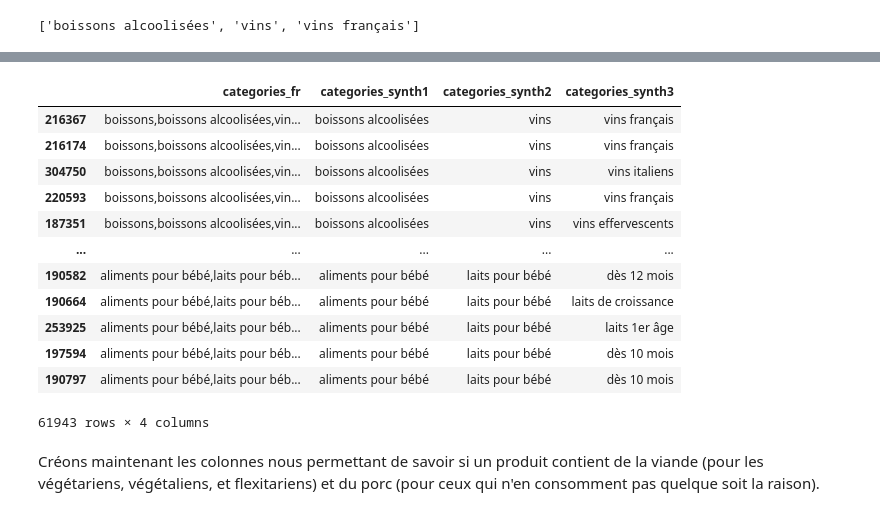
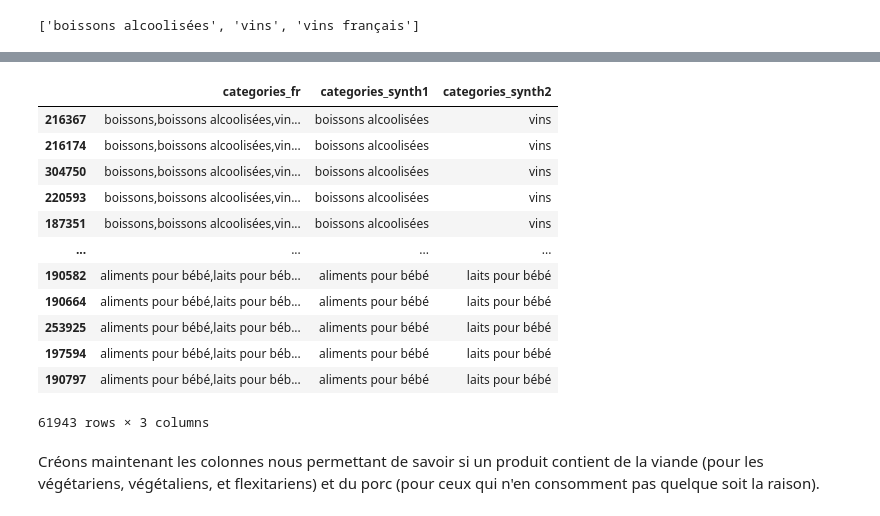
Before and after one commit to jkomb/P2---Application-Sante--Publique, a Jupyter notebook: KOMBEM_Jonathan_1_notebook_nettoyage_082022.ipynb, the cells around one changed output, grey strips where cells are left out. Cells and saved outputs as stored; diff of their text form; code cells hidden in the pictures.

```diff
--- a/KOMBEM_Jonathan_1_notebook_nettoyage_082022.ipynb
+++ b/KOMBEM_Jonathan_1_notebook_nettoyage_082022.ipynb
@@ -787,21 +791,21 @@ def set_cols_categ_synth(n_synth_max):
 # %%
 set_cols_categ_synth(3)
 # %%
-df[df['categories_fr'].notna()].iloc[:, df.columns.get_loc('categories_fr'):df.columns.get_loc('categories_fr')+4]
+df[df['categories_fr'].notna()].iloc[:, df.columns.get_loc('categories_fr'):df.columns.get_loc('categories_synth3')]
 # %% [output]
-|  | categories_fr | categories_synth1 | categories_synth2 | categories_synth3 |
-| 216367 | boissons,boissons alcoolisées,vin... | boissons alcoolisées | vins | vins français |
-| 216174 | boissons,boissons alcoolisées,vin... | boissons alcoolisées | vins | vins français |
-| 304750 | boissons,boissons alcoolisées,vin... | boissons alcoolisées | vins | vins italiens |
-| 220593 | boissons,boissons alcoolisées,vin... | boissons alcoolisées | vins | vins français |
-| 187351 | boissons,boissons alcoolisées,vin... | boissons alcoolisées | vins | vins effervescents |
-| ... | ... | ... | ... | ... |
-| 190582 | aliments pour bébé,laits pour béb... | aliments pour bébé | laits pour bébé | dès 12 mois |
-| 190664 | aliments pour bébé,laits pour béb... | aliments pour bébé | laits pour bébé | laits de croissance |
-| 253925 | aliments pour bébé,laits pour béb... | aliments pour bébé | laits pour bébé | laits 1er âge |
-| 197594 | aliments pour bébé,laits pour béb... | aliments pour bébé | laits pour bébé | dès 10 mois |
-| 190797 | aliments pour bébé,laits pour béb... | aliments pour bébé | laits pour bébé | dès 10 mois |
+|  | categories_fr | categories_synth1 | categories_synth2 |
+| 216367 | boissons,boissons alcoolisées,vin... | boissons alcoolisées | vins |
+| 216174 | boissons,boissons alcoolisées,vin... | boissons alcoolisées | vins |
+| 304750 | boissons,boissons alcoolisées,vin... | boissons alcoolisées | vins |
+| 220593 | boissons,boissons alcoolisées,vin... | boissons alcoolisées | vins |
+| 187351 | boissons,boissons alcoolisées,vin... | boissons alcoolisées | vins |
+| ... | ... | ... | ... |
+| 190582 | aliments pour bébé,laits pour béb... | aliments pour bébé | laits pour bébé |
+| 190664 | aliments pour bébé,laits pour béb... | aliments pour bébé | laits pour bébé |
+| 253925 | aliments pour bébé,laits pour béb... | aliments pour bébé | laits pour bébé |
+| 197594 | aliments pour bébé,laits pour béb... | aliments pour bébé | laits pour bébé |
+| 190797 | aliments pour bébé,laits pour béb... | aliments pour bébé | laits pour bébé |
-61943 rows × 4 columns
+61943 rows × 3 columns
 # %% [markdown]
 Créons maintenant les colonnes nous permettant de savoir si un produit contient de la viande (pour les végétariens, végétaliens, et flexitariens) et du porc (pour ceux qui n'en consomment pas quelque soit la raison).
 # %%
```
Also changed, not shown: parts of 82 cells of this notebook, 1 other file.
